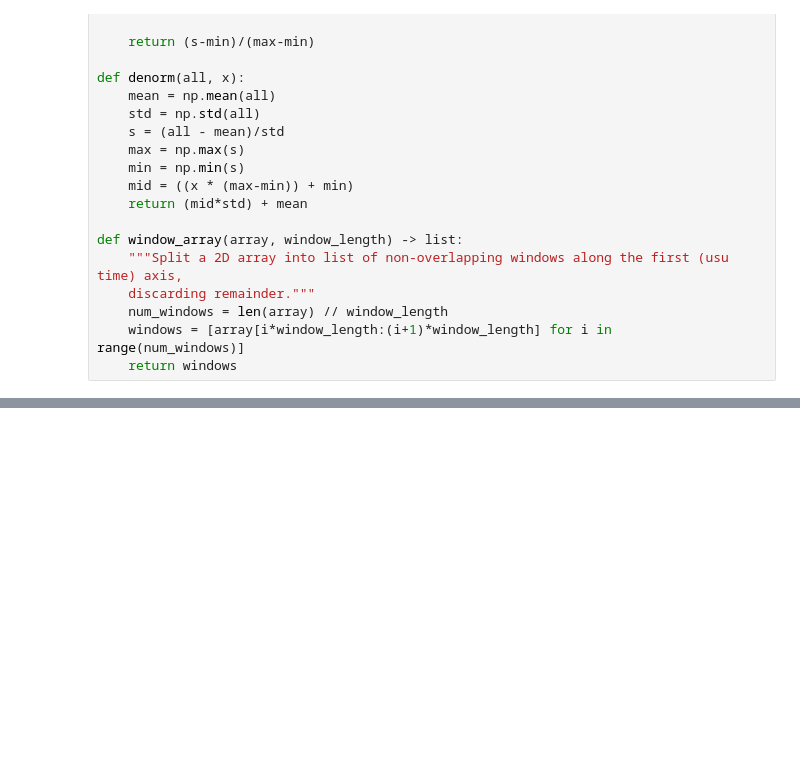
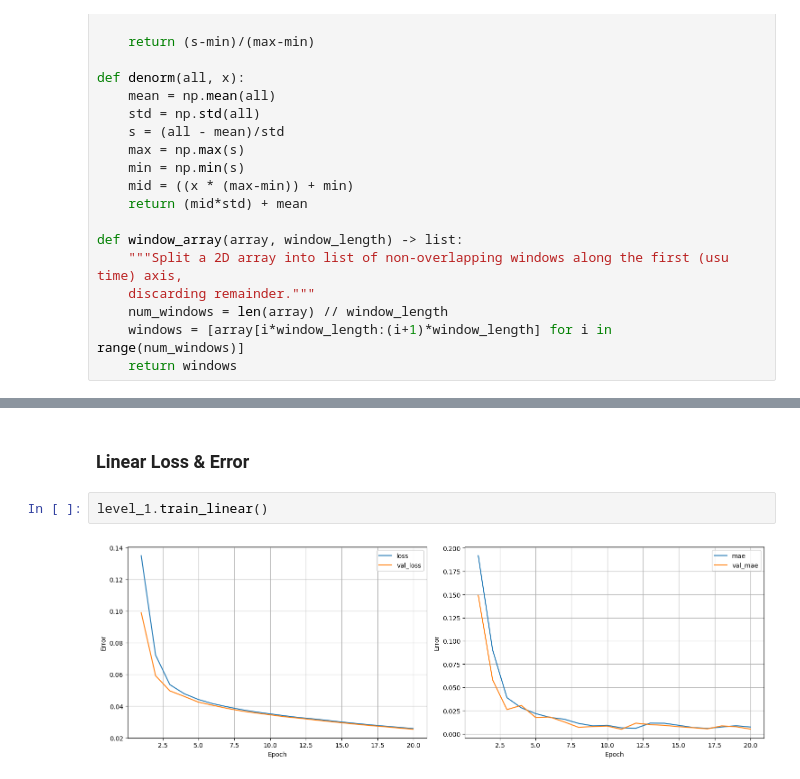
Before and after one commit to davidspector67/weather_predictor, a Jupyter notebook: project_lstm.ipynb, the cells around one changed output, grey strips where cells are left out. Cells and saved outputs as stored; diff of their text form; blank space fills up the shorter version.

```diff
--- a/project_lstm.ipynb
+++ b/project_lstm.ipynb
@@ -645,0 +725,6 @@ LinearPredictor.plot_predictions_at_random_point(DataClass.test_X, DataClass.tes
+# %% [markdown]
+### Linear Loss & Error
+# %%
+level_1.train_linear()
+# %% [output]
+[figure, added]
```
Also changed, not shown: parts of 91 cells of this notebook.
